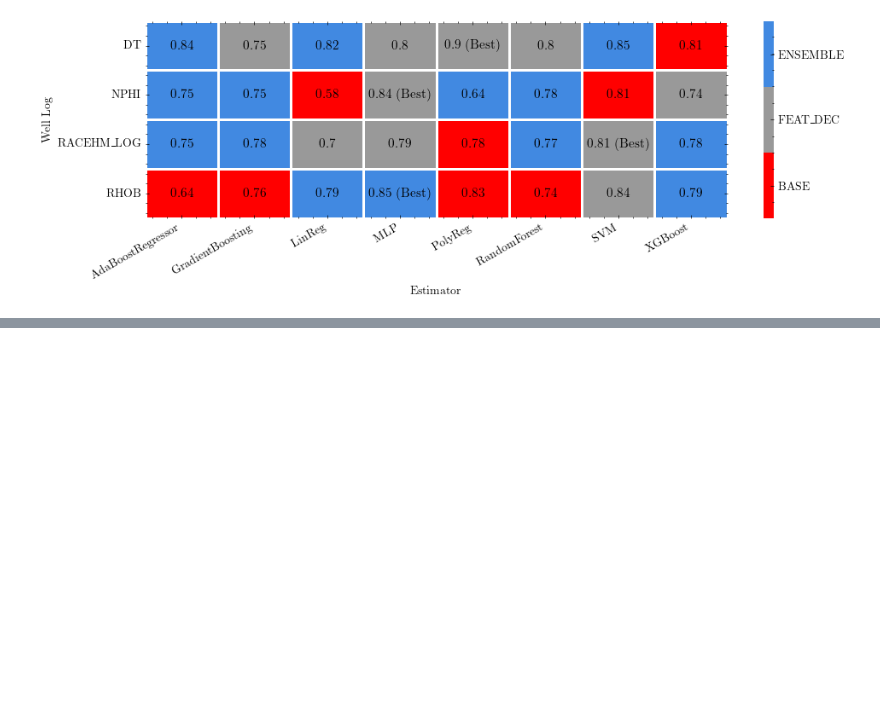
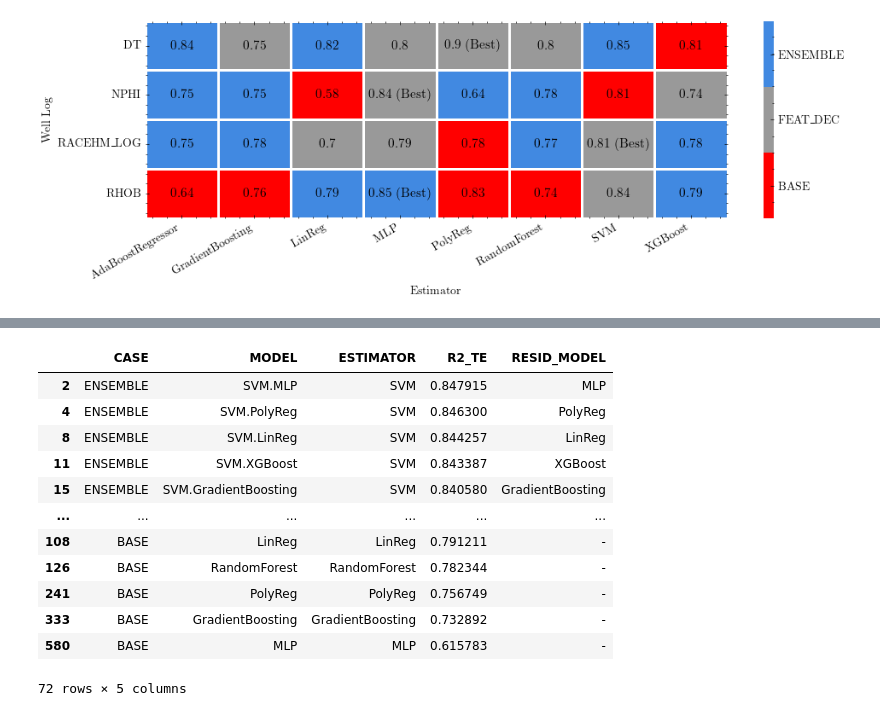
Before and after one commit to felipecostapereira/SYSID_well_logs, a Jupyter notebook: posproc_science_plots_short.ipynb, the cells around one changed output, grey strips where cells are left out. Saved outputs shown, nothing was run; the diff lists cells and outputs as text; code cells hidden in the pictures; blank space fills up the shorter version.

```diff
--- a/posproc_science_plots_short.ipynb
+++ b/posproc_science_plots_short.ipynb
@@ -753,0 +787,17 @@ fig.savefig(f'./Images/heatmap_best_estimators.pdf', format='pdf')
+# %%
+df_ens['RESID_MODEL'] = df_ens.apply(get_resid_model, axis=1)
+df_ens
+# %% [output]
+|  | CASE | MODEL | ESTIMATOR | R2_TE | RESID_MODEL |
+| 2 | ENSEMBLE | SVM.MLP | SVM | 0.847915 | MLP |
+| 4 | ENSEMBLE | SVM.PolyReg | SVM | 0.846300 | PolyReg |
+| 8 | ENSEMBLE | SVM.LinReg | SVM | 0.844257 | LinReg |
+| 11 | ENSEMBLE | SVM.XGBoost | SVM | 0.843387 | XGBoost |
+| 15 | ENSEMBLE | SVM.GradientBoosting | SVM | 0.840580 | GradientBoosting |
+| ... | ... | ... | ... | ... | ... |
+| 108 | BASE | LinReg | LinReg | 0.791211 | - |
+| 126 | BASE | RandomForest | RandomForest | 0.782344 | - |
+| 241 | BASE | PolyReg | PolyReg | 0.756749 | - |
+| 333 | BASE | GradientBoosting | GradientBoosting | 0.732892 | - |
+| 580 | BASE | MLP | MLP | 0.615783 | - |
+72 rows × 5 columns
```
Also changed, not shown: parts of 14 cells of this notebook, 1 other file.
